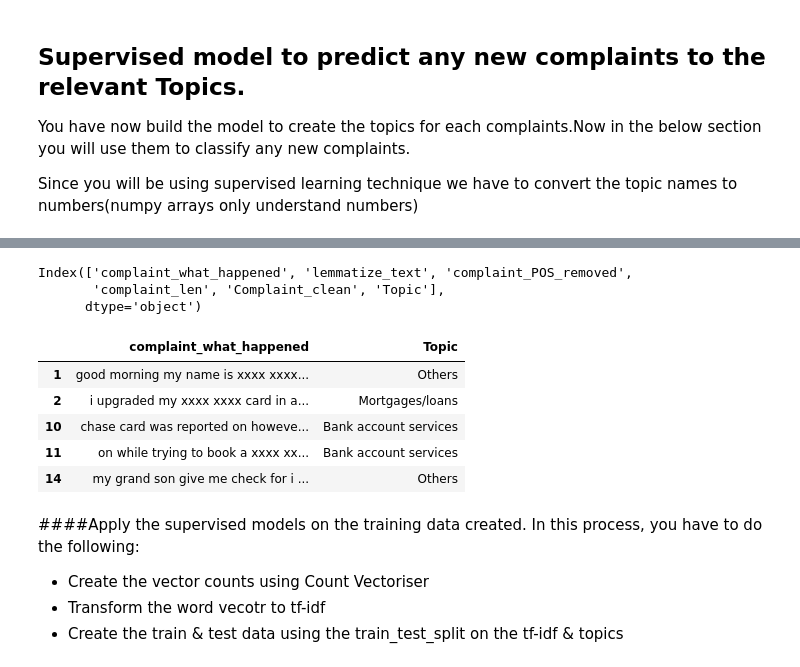
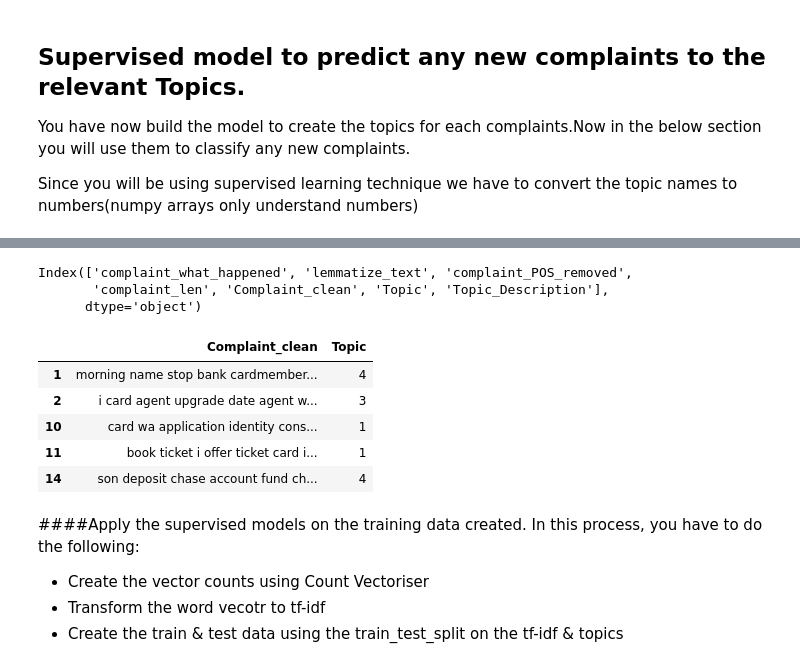
Before and after one commit to hargurjeet/NLP_Automatic_Ticket_Classification, a Jupyter notebook: automatic-ticket-classification-assignment-kaggle.ipynb, the cells around one changed output, grey strips where cells are left out. Saved outputs shown, nothing was run; the diff lists cells and outputs as text; code cells hidden in the pictures.

Commit message:
Kaggle Notebook | Automatic_Ticket_Classification_Assignment_Kaggle | Version 2

```diff
--- a/automatic-ticket-classification-assignment-kaggle.ipynb
+++ b/automatic-ticket-classification-assignment-kaggle.ipynb
@@ -673,7 +680,7 @@ Topic_names = {
 }
 
 #Replace Topics with Topic Names
-df_clean['Topic'] = df_clean['Topic'].map(Topic_names)
+df_clean['Topic_Description'] = df_clean['Topic'].map(Topic_names)
 # %%
 df_clean
 # %% [output]
@@ -694,20 +701,20 @@ df_clean
 df_clean.columns
 # %% [output]
 Index(['complaint_what_happened', 'lemmatize_text', 'complaint_POS_removed',
-       'complaint_len', 'Complaint_clean', 'Topic'],
+       'complaint_len', 'Complaint_clean', 'Topic', 'Topic_Description'],
       dtype='object')
 # %%
 #Keep the columns"complaint_what_happened" & "Topic" only in the new dataframe --> training_data
 # training_data=df_clean[['complaint_what_happened', 'Topic']]
-training_data=df_clean[['complaint_what_happened', 'Topic']]
+training_data=df_clean[['Complaint_clean', 'Topic']]
 training_data.head()
 # %% [output]
-|  | complaint_what_happened | Topic |
-| 1 | good morning my name is xxxx xxxx... | Others |
-| 2 | i upgraded my xxxx xxxx card in a... | Mortgages/loans |
-| 10 | chase card was reported on howeve... | Bank account services |
-| 11 | on while trying to book a xxxx xx... | Bank account services |
-| 14 | my grand son give me check for i ... | Others |
+|  | Complaint_clean | Topic |
+| 1 | morning name stop bank cardmember... | 4 |
+| 2 | i card agent upgrade date agent w... | 3 |
+| 10 | card wa application identity cons... | 1 |
+| 11 | book ticket i offer ticket card i... | 1 |
+| 14 | son deposit chase account fund ch... | 4 |
 # %% [markdown]
 ####Apply the supervised models on the training data created. In this process, you have to do the following:
 * Create the vector counts using Count Vectoriser
```
Also changed, not shown: parts of 17 cells of this notebook.
